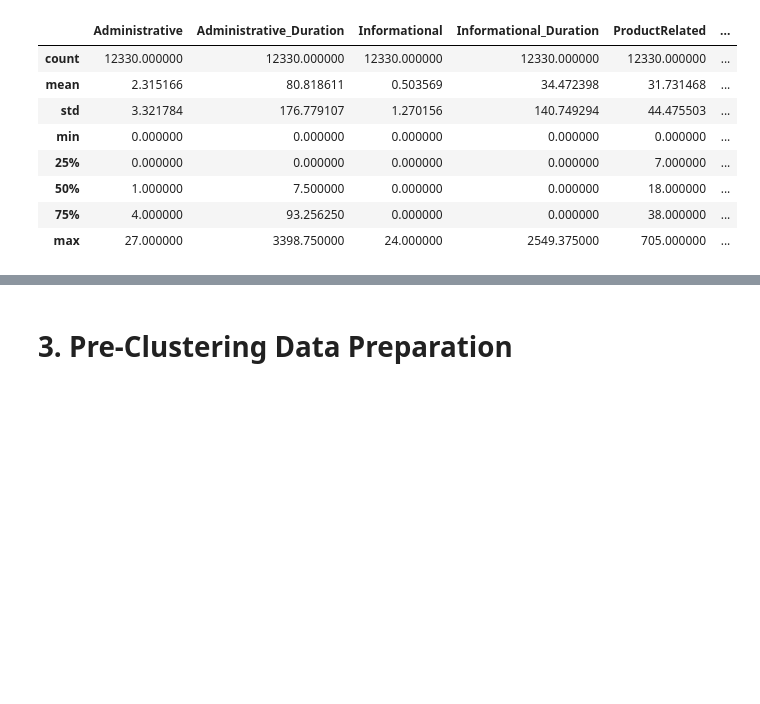
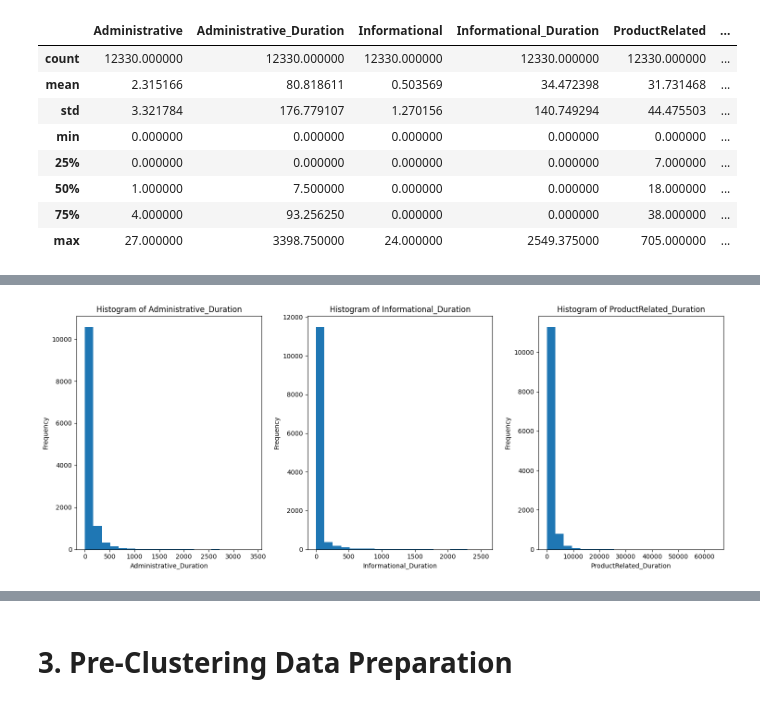
Before and after one commit to Zhengnan817/DAV-6150, a Jupyter notebook: Project_2/Z_Li_Project2.ipynb, the cells around one changed output, grey strips where cells are left out. Cells and saved outputs as stored; diff of their text form; code cells hidden in the pictures; blank space fills up the shorter version.

```diff
--- a/Project_2/Z_Li_Project2.ipynb
+++ b/Project_2/Z_Li_Project2.ipynb
@@ -121,0 +207,4 @@ online_shop.describe()
+# %%
+hist(online_shop,['Administrative_Duration', 'Informational_Duration', 'ProductRelated_Duration',])
+# %% [output]
+[figure, added]
```
Also changed, not shown: parts of 64 cells of this notebook.
